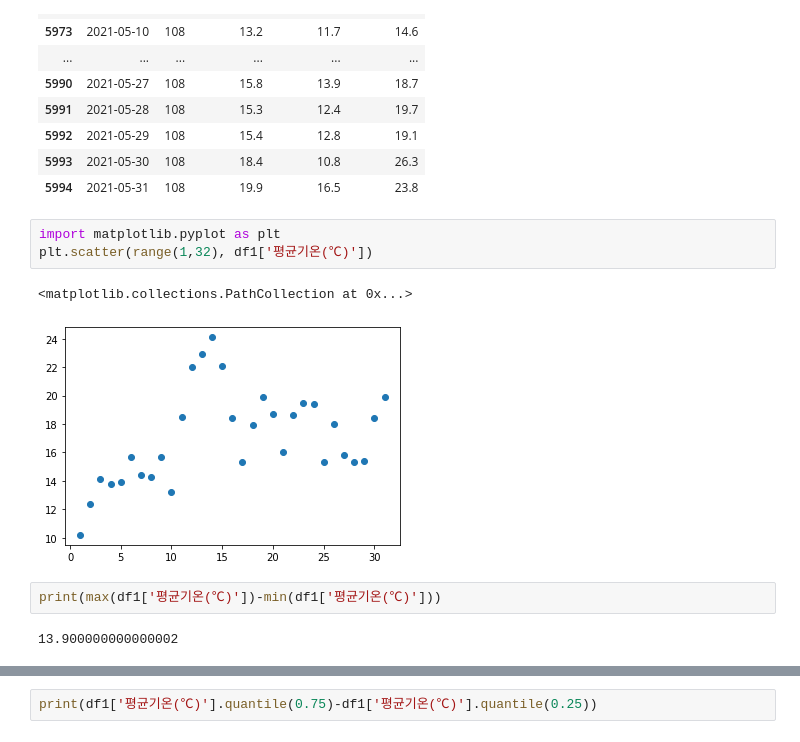
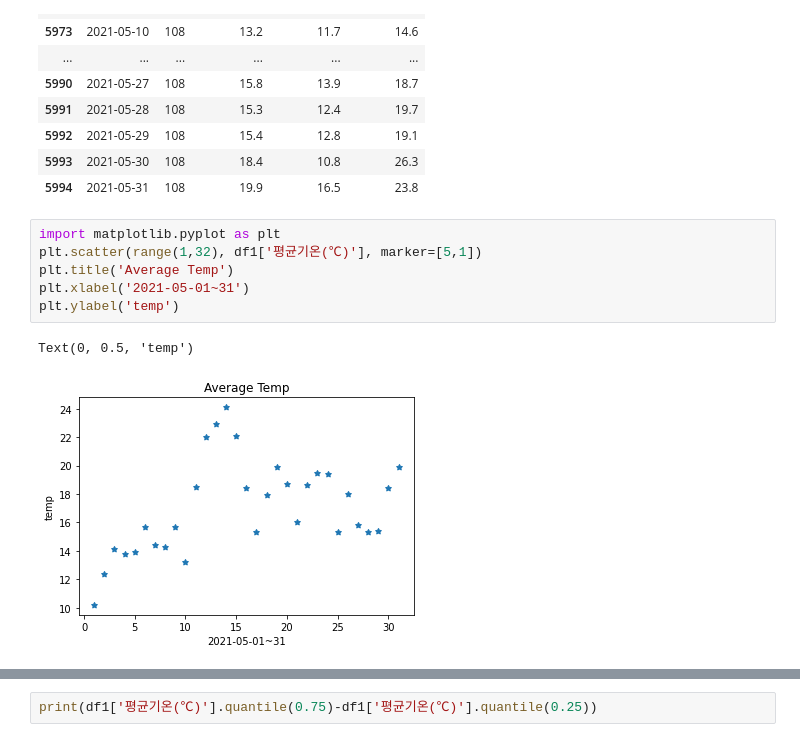
Before and after one commit to osh9149/2022_DataScience, a Jupyter notebook: p80~데이터흩어짐측정.ipynb, the cells around one changed output, grey strips where cells are left out. Cells and saved outputs as stored; diff of their text form.

```diff
--- a/p80~데이터흩어짐측정.ipynb
+++ b/p80~데이터흩어짐측정.ipynb
@@ -66,11 +66,10 @@ df1
 | 5994 | 2021-05-31 | 108 | 19.9 | 16.5 | 23.8 |
 # %%
 import matplotlib.pyplot as plt
-plt.scatter(range(1,32), df1['평균기온(℃)'])
+plt.scatter(range(1,32), df1['평균기온(℃)'], marker=[5,1])
+plt.title('Average Temp')
+plt.xlabel('2021-05-01~31')
+plt.ylabel('temp')
 # %% [output]
-<matplotlib.collections.PathCollection at 0x...>
+Text(0, 0.5, 'temp')
-[figure, old version]
+[figure, new version]
-# %%
-print(max(df1['평균기온(℃)'])-min(df1['평균기온(℃)']))
-# %% [output]
-13.900000000000002
```
Also changed, not shown: parts of 3 cells of this notebook.
